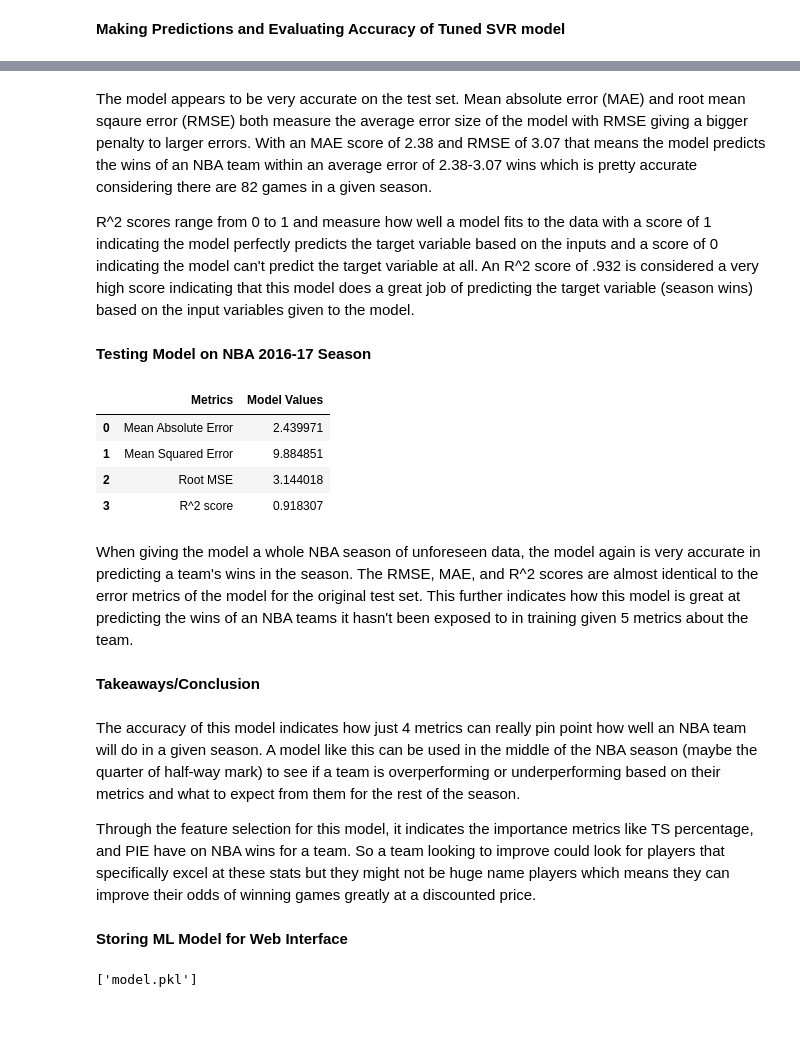
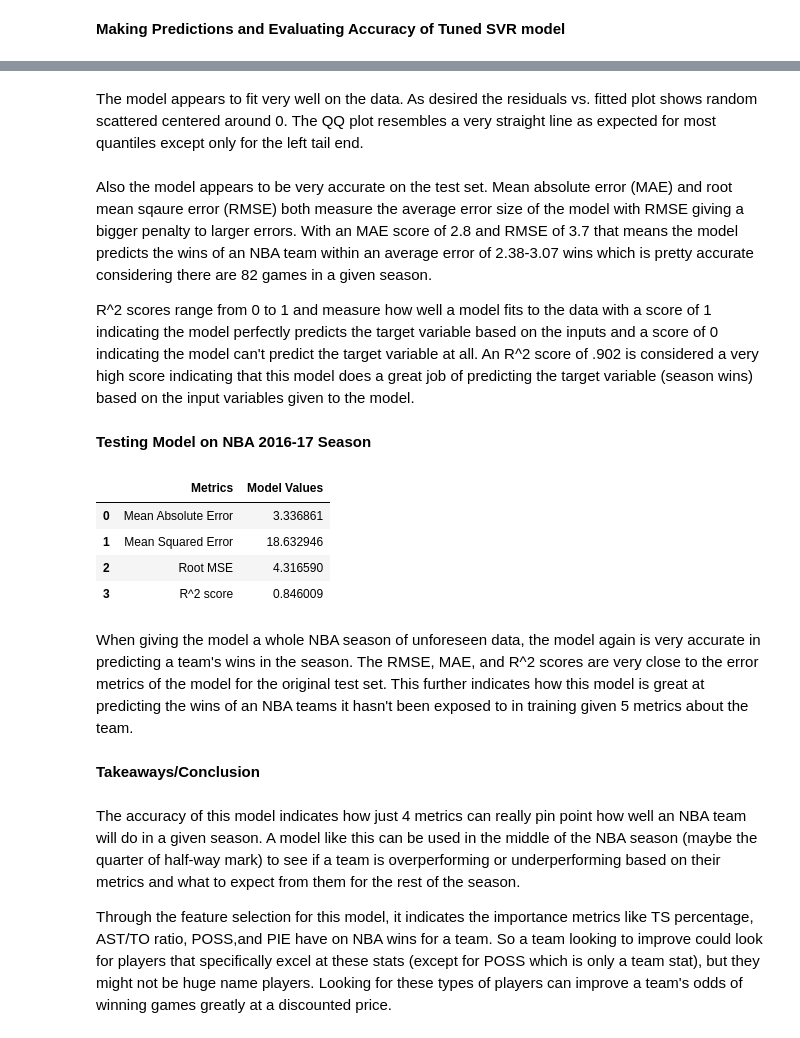
Before and after one commit to JLawrence04/Projects, a Jupyter notebook: NBA_Season_Wins_Predictor/NBASeasonWinsPredictor.ipynb, the cells around one changed output, grey strips where cells are left out. Saved outputs shown, nothing was run; the diff lists cells and outputs as text; code cells hidden in the pictures.

```diff
--- a/NBA_Season_Wins_Predictor/NBASeasonWinsPredictor.ipynb
+++ b/NBA_Season_Wins_Predictor/NBASeasonWinsPredictor.ipynb
@@ -34,7 +34,7 @@ seasons = ['2023-24','2022-23','2021-22','2018-19','2017-18'] #Seasons going to
 
 dfs = []
 for season in seasons:
-    stats = leaguedashteamstats.LeagueDashTeamStats(season=season,measure_type_detailed_defense='Advanced')
+    stats = leaguedashteamstats.LeagueDashTeamStats(season=season,measure_type_detailed_defense='Advanced',league_id_nullable = '00')
     statsdf = stats.get_data_frames()[0]
     statsdf.insert(loc = 0 , column = 'SEASON', value=season)
     dfs.append(statsdf)
@@ -84,7 +90,7 @@ Index(['SEASON', 'TEAM_ID', 'TEAM_NAME', 'GP', 'W', 'L', 'W_PCT', 'MIN',
        'PIE_RANK'],
       dtype='object')
 # %%
-NBA_df = NBA_df.drop(['SEASON','TEAM_ID','TEAM_NAME','GP','L','W_PCT','MIN','GP_RANK','W_RANK','L_RANK','W_PCT_RANK','MIN_RANK'], axis = 1)
+NBA_df = NBA_df.drop(['SEASON','TEAM_ID','TEAM_NAME','GP','L','W_PCT','MIN','GP_RANK','W_RANK','L_RANK','W_PCT_RANK','MIN_RANK','E_NET_RATING','NET_RATING'], axis = 1)
 #Getting rid of columns not needed or interfere with wins predictions
 
 print("Number of Columns Left: ",len(NBA_df.columns)) #Amount of metrics left
@@ -250,7 +272,7 @@ True Shooting Percentage (TS_PCT) measures the scoring efficiency of a team or p
 svr = SVR()
 
 #Creating Input Variable with only selected features chosed above
-features = ['E_NET_RATING','NET_RATING','PIE','TS_PCT']
+features = ['AST_TO','POSS','PIE','TS_PCT']
 X = NBA_df[features]
 y = NBA_df['W']
 
@@ -286,8 +308,8 @@ Current best model: SVR(C=1, degree=2, epsilon=0.001, kernel='linear')
 **Finding More Precise Hyperparameter Values**
 # %%
 params_precise = {'kernel': ['linear'],
-                  'C': [.1,.5,1,1.5,2,2.5,3,3.5,4],
-                  'epsilon': [.0001,.0005,.001,.005,.01]
+                  'C': [10,25,50,75,100,125,150,200],
+                  'epsilon':  [.0001,.0005,.001,.005,.01,.1,.5,1]
 }
 grid_precise = GridSearchCV(svr,params_precise,refit=True, cv = 5, scoring='neg_mean_squared_error', verbose =1)
 grid_precise.fit(X_train_scaled,y_train)
@@ -325,48 +364,44 @@ metrics_df
+# %% [markdown]
+The model appears to fit very well on the data. As desired the residuals vs. fitted plot shows random scattered centered around 0. The QQ plot resembles a very straight line as expected for most quantiles except only for the left tail end.
 # %% [markdown]
-The model appears to be very accurate on the test set. Mean absolute error (MAE) and root mean sqaure error (RMSE) both measure the average error size of the model with RMSE giving a bigger penalty to larger errors. With an MAE score of 2.38 and RMSE of 3.07 that means the model predicts the wins of an NBA team within an average error of 2.38-3.07 wins which is pretty accurate considering there are 82 games in a given season.
+Also the model appears to be very accurate on the test set. Mean absolute error (MAE) and root mean sqaure error (RMSE) both measure the average error size of the model with RMSE giving a bigger penalty to larger errors. With an MAE score of 2.8 and RMSE of 3.7 that means the model predicts the wins of an NBA team within an average error of 2.38-3.07 wins which is pretty accurate considering there are 82 games in a given season.
 
-R^2 scores range from 0 to 1 and measure how well a model fits to the data with a score of 1 indicating the model perfectly predicts the target variable based on the inputs and a score of 0 indicating the model can't predict the target variable at all. An R^2 score of .932 is considered a very high score indicating that this model does a great job of predicting the target variable (season wins) based on the input variables given to the model.
+R^2 scores range from 0 to 1 and measure how well a model fits to the data with a score of 1 indicating the model perfectly predicts the target variable based on the inputs and a score of 0 indicating the model can't predict the target variable at all. An R^2 score of .902 is considered a very high score indicating that this model does a great job of predicting the target variable (season wins) based on the input variables given to the model.
 # %% [markdown]
 **Testing Model on NBA 2016-17 Season**
 # %%
 #Creating dataframe for 2016-17 season
-NBA1617_stats = leaguedashteamstats.LeagueDashTeamStats(season='2016-17',measure_type_detailed_defense='Advanced')
+NBA1617_stats = leaguedashteamstats.LeagueDashTeamStats(season='2016-17',measure_type_detailed_defense='Advanced',league_id_nullable='00')
 df1617 = NBA1617_stats.get_data_frames()[0]
 X1617 = df1617[features]
 y = df1617['W']
 
 #Standardizing Inputs
 scaler = StandardScaler()
 X1617_scaled = scaler.fit_transform(X1617)
 
 #Making Predictions
 y1617_pred = svr_model.predict(X1617_scaled)
 
 mae = mean_absolute_error(y,y1617_pred)
 mse = mean_squared_error(y,y1617_pred)
 rmse = root_mean_squared_error(y,y1617_pred)
 r2 = r2_score(y,y1617_pred)
 
 metrics_dict1617 = {'Metrics': ['Mean Absolute Error', 'Mean Squared Error', 'Root MSE', "R^2 score"], 'Model Values':[mae,mse,rmse,r2]}
 metrics_df1617 = pd.DataFrame(metrics_dict1617)
 metrics_df1617
 # %% [output]
 |  | Metrics | Model Values |
-| 0 | Mean Absolute Error | 2.439971 |
-| 1 | Mean Squared Error | 9.884851 |
-| 2 | Root MSE | 3.144018 |
-| 3 | R^2 score | 0.918307 |
+| 0 | Mean Absolute Error | 3.336861 |
+| 1 | Mean Squared Error | 18.632946 |
+| 2 | Root MSE | 4.316590 |
+| 3 | R^2 score | 0.846009 |
 # %% [markdown]
-When giving the model a whole NBA season of unforeseen data, the model again is very accurate in predicting a team's wins in the season. The RMSE, MAE, and R^2 scores are almost identical to the error metrics of the model for the original test set. This further indicates how this model is great at predicting the wins of an NBA teams it hasn't been exposed to in training given 5 metrics about the team.
+When giving the model a whole NBA season of unforeseen data, the model again is very accurate in predicting a team's wins in the season. The RMSE, MAE, and R^2 scores are very close to the error metrics of the model for the original test set. This further indicates how this model is great at predicting the wins of an NBA teams it hasn't been exposed to in training given 5 metrics about the team.
 # %% [markdown]
 **Takeaways/Conclusion**
 # %% [markdown]
 The accuracy of this model indicates how just 4 metrics can really pin point how well an NBA team will do in a given season. A model like this can be used in the middle of the NBA season (maybe the quarter of half-way mark) to see if a team is overperforming or underperforming based on their metrics and what to expect from them for the rest of the season.
 
-Through the feature selection for this model, it indicates the importance metrics like TS percentage, and PIE have on NBA wins for a team. So a team looking to improve could look for players that specifically excel at these stats but they might not be huge name players which means they can improve their odds of winning games greatly at a discounted price.
+Through the feature selection for this model, it indicates the importance metrics like TS percentage, AST/TO ratio, POSS,and PIE have on NBA wins for a team. So a team looking to improve could look for players that specifically excel at these stats (except for POSS which is only a team stat), but they might not be huge name players. Looking for these types of players can improve a team's odds of winning games greatly at a discounted price.
-# %% [markdown]
-**Storing ML Model for Web Interface**
-# %%
-joblib.dump( svr_model,'model.pkl')
-# %% [output]
-['model.pkl']
```
Also changed, not shown: parts of 18 cells of this notebook.
